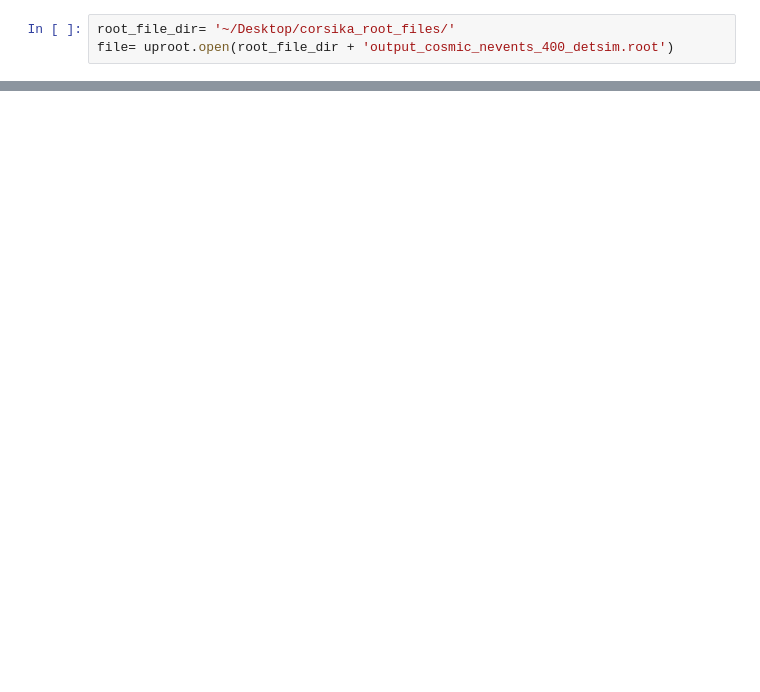
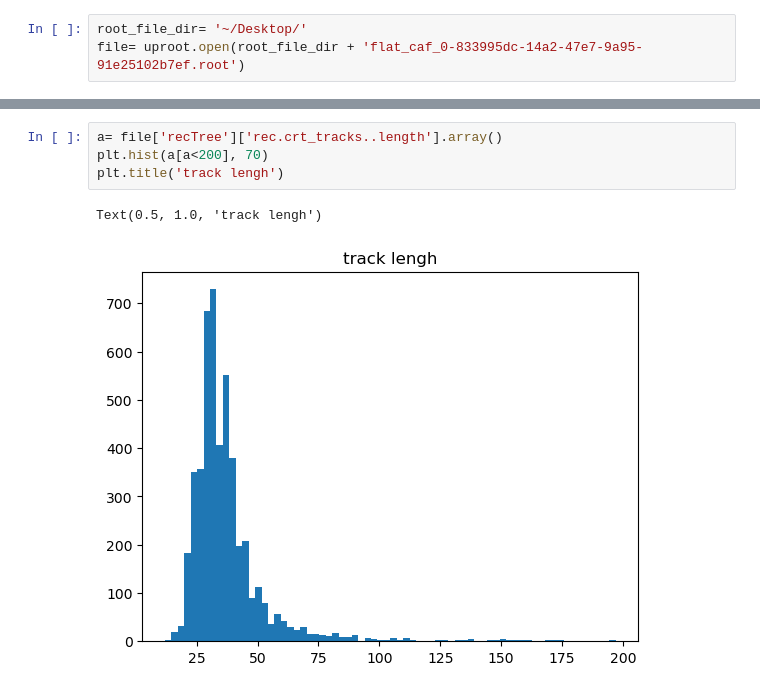
Before and after one commit to PINKTAIGAH/SHP, a Jupyter notebook: uproot_test/init_uproot_test.ipynb, the cells around one changed output, grey strips where cells are left out. Drawn from its saved outputs; the diff is of its cells as text; blank space fills up the shorter version.

Commit message:
initial plot for old corsika graphs

```diff
--- a/uproot_test/init_uproot_test.ipynb
+++ b/uproot_test/init_uproot_test.ipynb
@@ -3,3 +6,3 @@ import uproot
 # %%
-root_file_dir= '~/Desktop/corsika_root_files/'
-file= uproot.open(root_file_dir + 'output_cosmic_nevents_400_detsim.root')
+root_file_dir= '~/Desktop/'
+file= uproot.open(root_file_dir + 'flat_caf_0-833995dc-14a2-47e7-9a95-91e25102b7ef.root')
@@ -9,0 +40,7 @@ AttributeError: 'ReadOnlyDirectory' object has no attribute 'arrays'
+# %%
+a= file['recTree']['rec.crt_tracks..length'].array()
+plt.hist(a[a<200], 70)
+plt.title('track lengh')
+# %% [output]
+Text(0.5, 1.0, 'track lengh')
+[figure, added]
```
Also changed, not shown: parts of 7 cells of this notebook, 1 other file.
